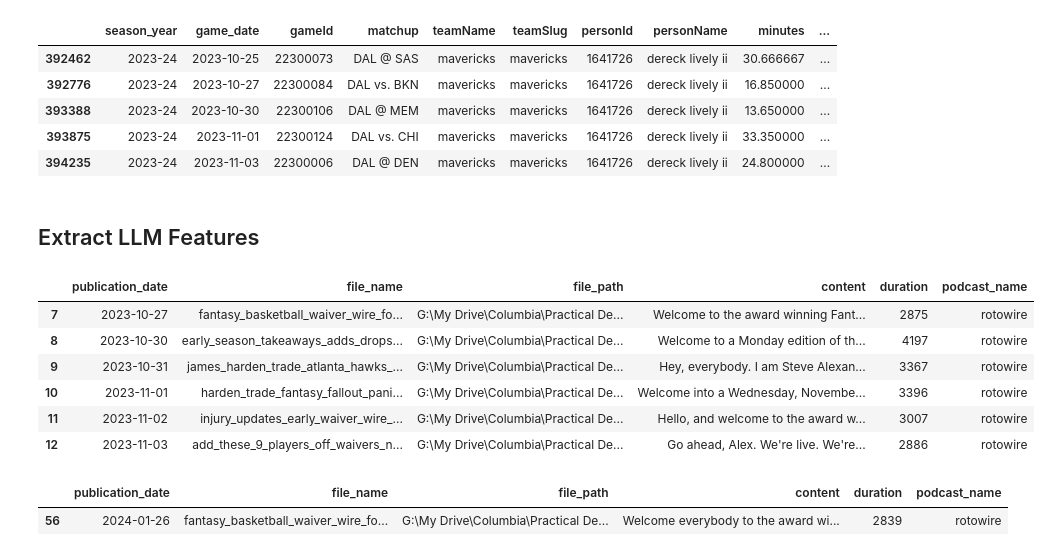
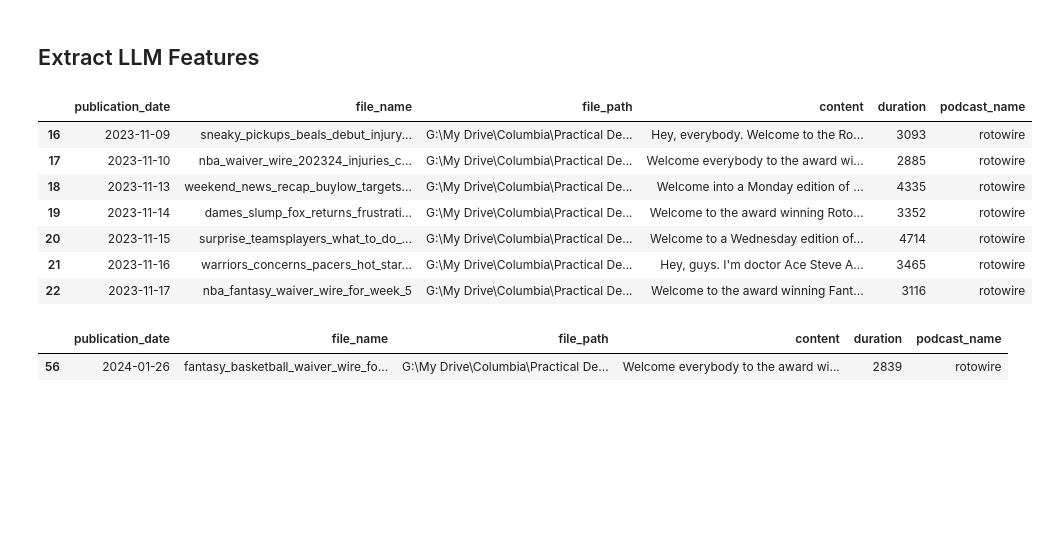
Before and after one commit to patcao/FantasyPodcastInsights, a Jupyter notebook: notebooks/Model-Evaluation.ipynb, the cells around one changed output. Cells and saved outputs as stored; diff of their text form; code cells hidden in the pictures; blank space fills up the shorter version.

```diff
--- a/notebooks/Model-Evaluation.ipynb
+++ b/notebooks/Model-Evaluation.ipynb
@@ -39,12 +41,3 @@ scores.head(5)
 | 360553 | 2022-23 | 2022-10-18 | 22200001 | BOS vs. PHI | celtics | celtics | 201933 | blake griffin | 8.283333 | ... |
 | 360554 | 2022-23 | 2022-10-18 | 22200001 | PHI @ BOS | 76ers | sixers | 201935 | james harden | 37.266667 | ... |
 | 360555 | 2022-23 | 2022-10-18 | 22200001 | PHI @ BOS | 76ers | sixers | 202699 | tobias harris | 34.233333 | ... |
-# %%
-scores[scores.personName.str.contains("lively")].head()
-# %% [output]
-|  | season_year | game_date | gameId | matchup | teamName | teamSlug | personId | personName | minutes | ... |
-| 392462 | 2023-24 | 2023-10-25 | 22300073 | DAL @ SAS | mavericks | mavericks | 1641726 | dereck lively ii | 30.666667 | ... |
-| 392776 | 2023-24 | 2023-10-27 | 22300084 | DAL vs. BKN | mavericks | mavericks | 1641726 | dereck lively ii | 16.850000 | ... |
-| 393388 | 2023-24 | 2023-10-30 | 22300106 | DAL @ MEM | mavericks | mavericks | 1641726 | dereck lively ii | 13.650000 | ... |
-| 393875 | 2023-24 | 2023-11-01 | 22300124 | DAL vs. CHI | mavericks | mavericks | 1641726 | dereck lively ii | 33.350000 | ... |
-| 394235 | 2023-24 | 2023-11-03 | 22300006 | DAL @ DEN | mavericks | mavericks | 1641726 | dereck lively ii | 24.800000 | ... |
@@ -53,27 +81,28 @@ scores[scores.personName.str.contains("lively")].head()
 # %%
 cont = PodcastContainer(
     {
         "rotowire": get_repo_root() / "data/raw/DG RFB Transcripts/",
     }
 )
 
 # begin, end = pd.to_datetime("2023-10-22").date(), pd.to_datetime("2023-10-27").date()
-begin, end = pd.to_datetime("2023-10-27").date(), pd.to_datetime("2023-11-05").date()
+begin, end = pd.to_datetime("2023-11-09"), pd.to_datetime("2023-11-18")
 
 # Filter podcast episodes by date
 podcast_df = cont.get_all_episodes()
 podcast_df = podcast_df[
     (podcast_df.publication_date >= begin) & (podcast_df.publication_date < end)
 ]
 display(podcast_df)
 # %% [output]
 |  | publication_date | file_name | file_path | content | duration | podcast_name |
-| 7 | 2023-10-27 | fantasy_basketball_waiver_wire_fo... | G:\My Drive\Columbia\Practical De... | Welcome to the award winning Fant... | 2875 | rotowire |
-| 8 | 2023-10-30 | early_season_takeaways_adds_drops... | G:\My Drive\Columbia\Practical De... | Welcome to a Monday edition of th... | 4197 | rotowire |
-| 9 | 2023-10-31 | james_harden_trade_atlanta_hawks_... | G:\My Drive\Columbia\Practical De... | Hey, everybody. I am Steve Alexan... | 3367 | rotowire |
-| 10 | 2023-11-01 | harden_trade_fantasy_fallout_pani... | G:\My Drive\Columbia\Practical De... | Welcome into a Wednesday, Novembe... | 3396 | rotowire |
-| 11 | 2023-11-02 | injury_updates_early_waiver_wire_... | G:\My Drive\Columbia\Practical De... | Hello, and welcome to the award w... | 3007 | rotowire |
-| 12 | 2023-11-03 | add_these_9_players_off_waivers_n... | G:\My Drive\Columbia\Practical De... | Go ahead, Alex. We're live. We're... | 2886 | rotowire |
+| 16 | 2023-11-09 | sneaky_pickups_beals_debut_injury... | G:\My Drive\Columbia\Practical De... | Hey, everybody. Welcome to the Ro... | 3093 | rotowire |
+| 17 | 2023-11-10 | nba_waiver_wire_202324_injuries_c... | G:\My Drive\Columbia\Practical De... | Welcome everybody to the award wi... | 2885 | rotowire |
+| 18 | 2023-11-13 | weekend_news_recap_buylow_targets... | G:\My Drive\Columbia\Practical De... | Welcome into a Monday edition of ... | 4335 | rotowire |
+| 19 | 2023-11-14 | dames_slump_fox_returns_frustrati... | G:\My Drive\Columbia\Practical De... | Welcome to the award winning Roto... | 3352 | rotowire |
+| 20 | 2023-11-15 | surprise_teamsplayers_what_to_do_... | G:\My Drive\Columbia\Practical De... | Welcome to a Wednesday edition of... | 4714 | rotowire |
+| 21 | 2023-11-16 | warriors_concerns_pacers_hot_star... | G:\My Drive\Columbia\Practical De... | Hey, guys. I'm doctor Ace Steve A... | 3465 | rotowire |
+| 22 | 2023-11-17 | nba_fantasy_waiver_wire_for_week_5 | G:\My Drive\Columbia\Practical De... | Welcome to the award winning Fant... | 3116 | rotowire |
 # %%
 # %% [output]
 |  | publication_date | file_name | file_path | content | duration | podcast_name |
```
Also changed, not shown: parts of 6 cells of this notebook, 12 other files.
